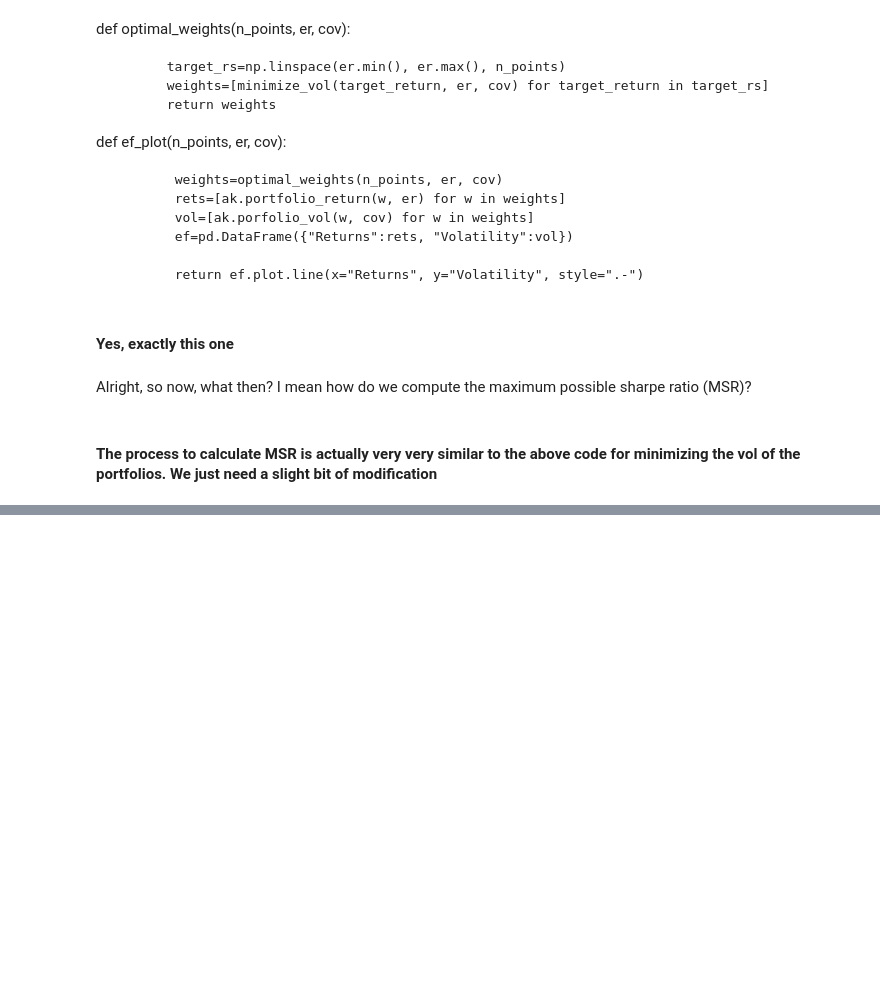
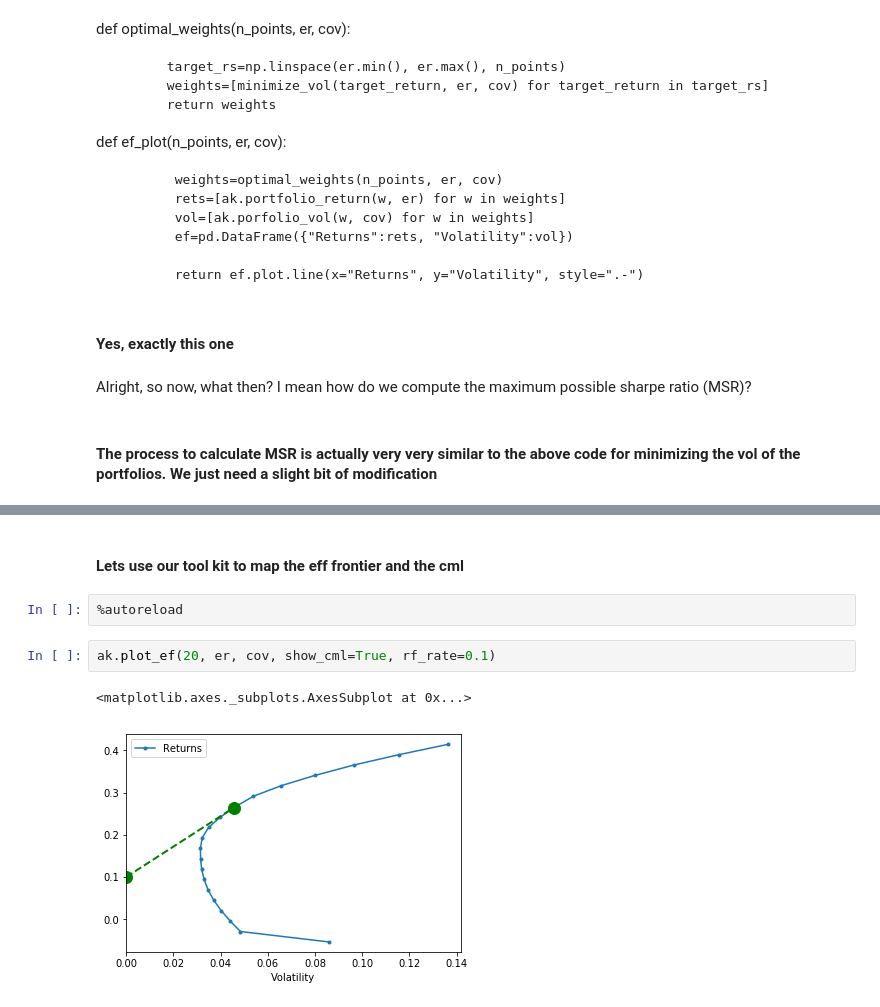
Before and after one commit to biv-neupane7/Investment-management-with-python, a Jupyter notebook: Week 2 Efficient frontier and portfolio management.ipynb, the cells around one changed output, grey strips where cells are left out. Drawn from its saved outputs; the diff is of its cells as text; blank space fills up the shorter version.

```diff
--- a/Week 2 Efficient frontier and portfolio management.ipynb
+++ b/Week 2 Efficient frontier and portfolio management.ipynb
@@ -615,0 +691,9 @@ Alright, so now, what then? I mean how do we compute the maximum possible sharpe
+# %% [markdown]
+#### Lets use our tool kit to map the eff frontier and the cml
+# %%
+%autoreload
+# %%
+ak.plot_ef(20, er, cov, show_cml=True, rf_rate=0.1)
+# %% [output]
+<matplotlib.axes._subplots.AxesSubplot at 0x...>
+[figure, added]
```
Also changed, not shown: parts of 7 cells of this notebook.
